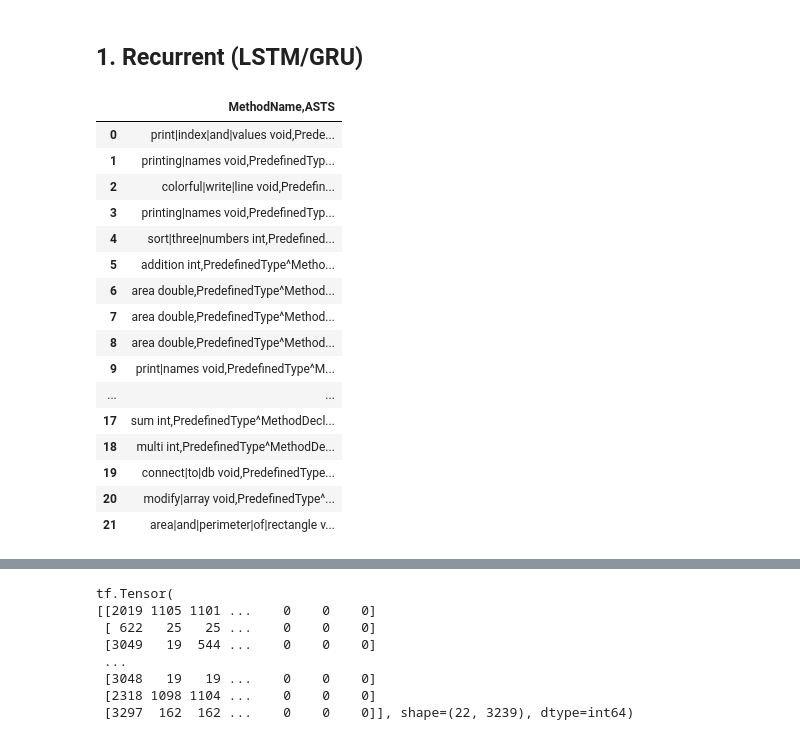
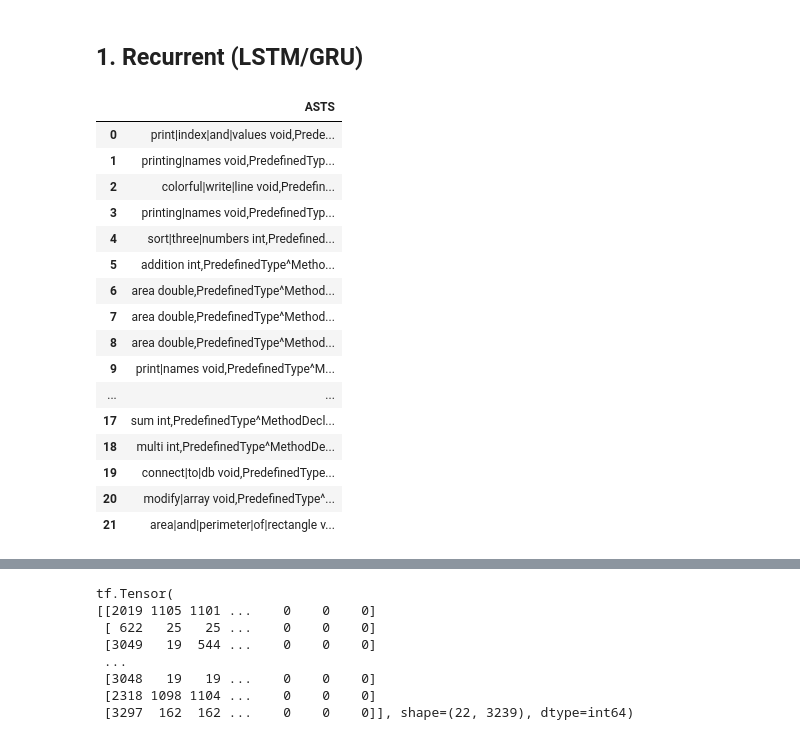
Before and after one commit to myahyavar/CodeSmellDetection, a Jupyter notebook: exam_ai-main/deep_learning.ipynb, the cells around one changed output, grey strips where cells are left out. Drawn from its saved outputs; the diff is of its cells as text; code cells hidden in the pictures.

```diff
--- a/exam_ai-main/deep_learning.ipynb
+++ b/exam_ai-main/deep_learning.ipynb
@@ -13,14 +13,12 @@ import os
 import datetime
 import matplotlib.pyplot as plt
 # %%
-df = pd.read_csv('results.txt',sep="\t")
-#df = pd.read_csv('questions_processed.csv')
-#can modify the extractor maybe... pyhton part seems hard
+df = pd.read_csv('results.txt',sep="\t", header=None)
+df.columns=['ASTS']
 
-##readtable
 df
 # %% [output]
-|  | MethodName,ASTS |
+|  | ASTS |
 | 0 | print|index|and|values void,Prede... |
 | 1 | printing|names void,PredefinedTyp... |
 | 2 | colorful|write|line void,Predefin... |
```
Also changed, not shown: parts of 12 cells of this notebook, 1 other file.
